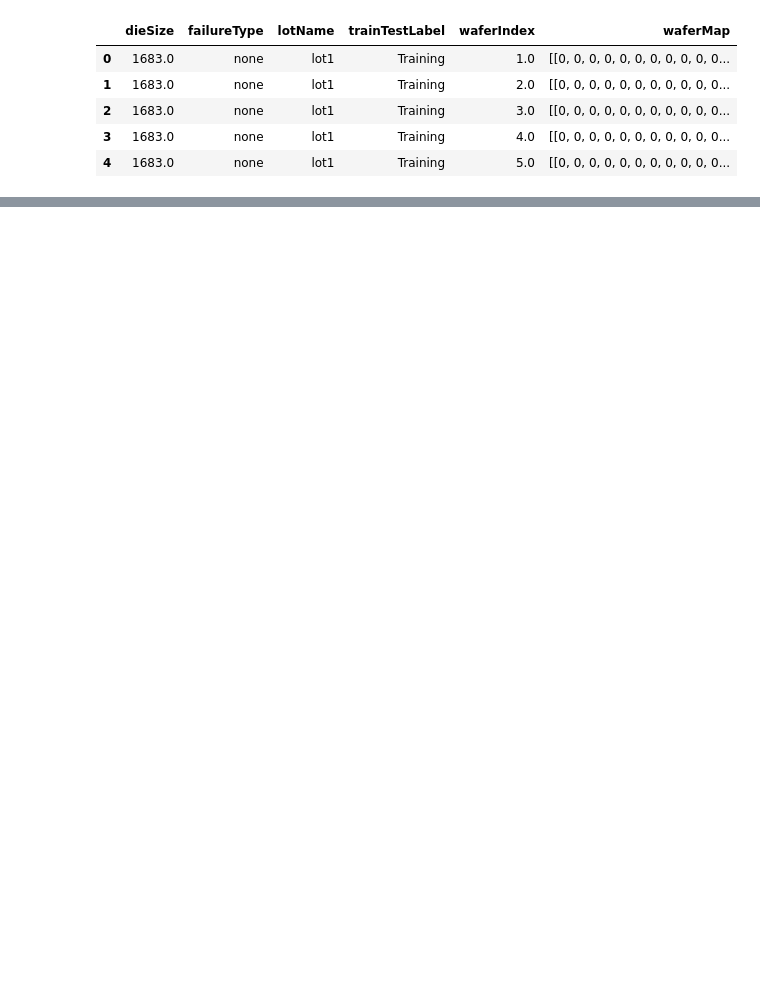
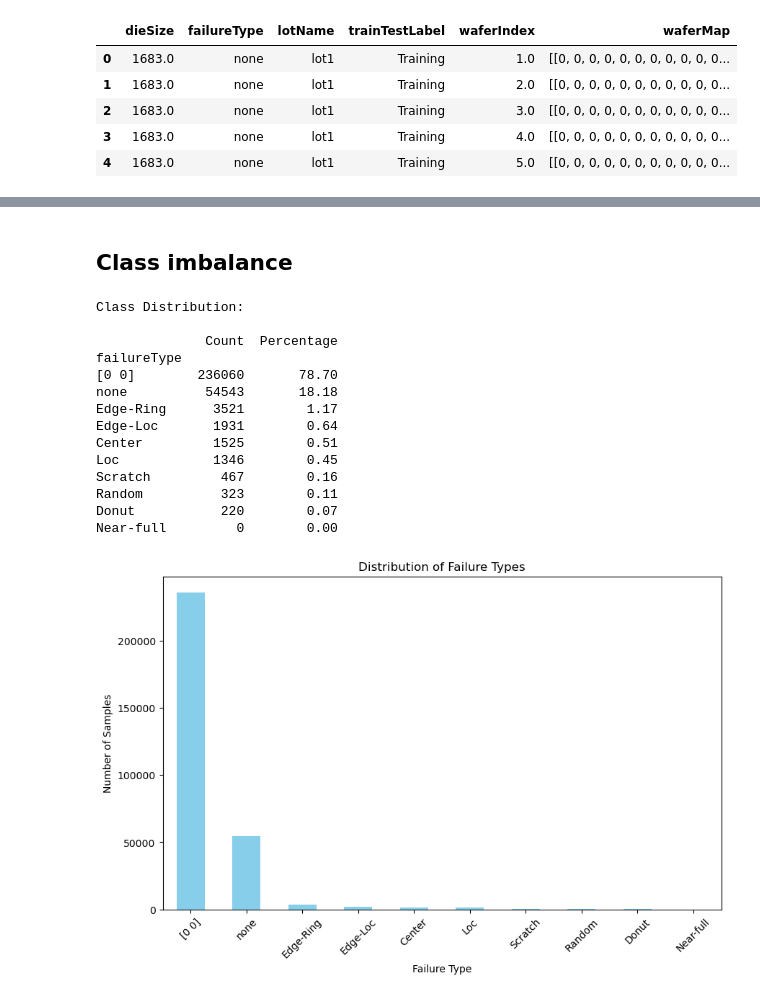
Before and after one commit to Luccy-svg/CAPSTONE-PROJECT, a Jupyter notebook: student.ipynb, the cells around one changed output, grey strips where cells are left out. Saved outputs shown, nothing was run; the diff lists cells and outputs as text; code cells hidden in the pictures; blank space fills up the shorter version.

```diff
--- a/student.ipynb
+++ b/student.ipynb
@@ -65,0 +662,36 @@ df.head()
+# %% [markdown]
+## Class imbalance
+# %%
+# Check class counts
+class_counts = df_sample["failureType"].value_counts()
+class_percent = df_sample["failureType"].value_counts(normalize=True) * 100
+class_dist = pd.DataFrame({'Count': class_counts, 'Percentage': class_percent.round(2)})
+
+# Display counts
+print("Class Distribution:\n")
+print(class_dist)
+
+# Plot class distribution
+plt.figure(figsize=(10,6))
+class_counts.plot(kind='bar', color='skyblue')
+plt.title("Distribution of Failure Types")
+plt.xlabel("Failure Type")
+plt.ylabel("Number of Samples")
+plt.xticks(rotation=45)
+plt.show()
+# %% [output]
+Class Distribution:
+
+              Count  Percentage
+failureType
+[0 0]        236060       78.70
+none          54543       18.18
+Edge-Ring      3521        1.17
+Edge-Loc       1931        0.64
+Center         1525        0.51
+Loc            1346        0.45
+Scratch         467        0.16
+Random          323        0.11
+Donut           220        0.07
+Near-full         0        0.00
+[figure, added]
```
Also changed, not shown: parts of 82 cells of this notebook.
